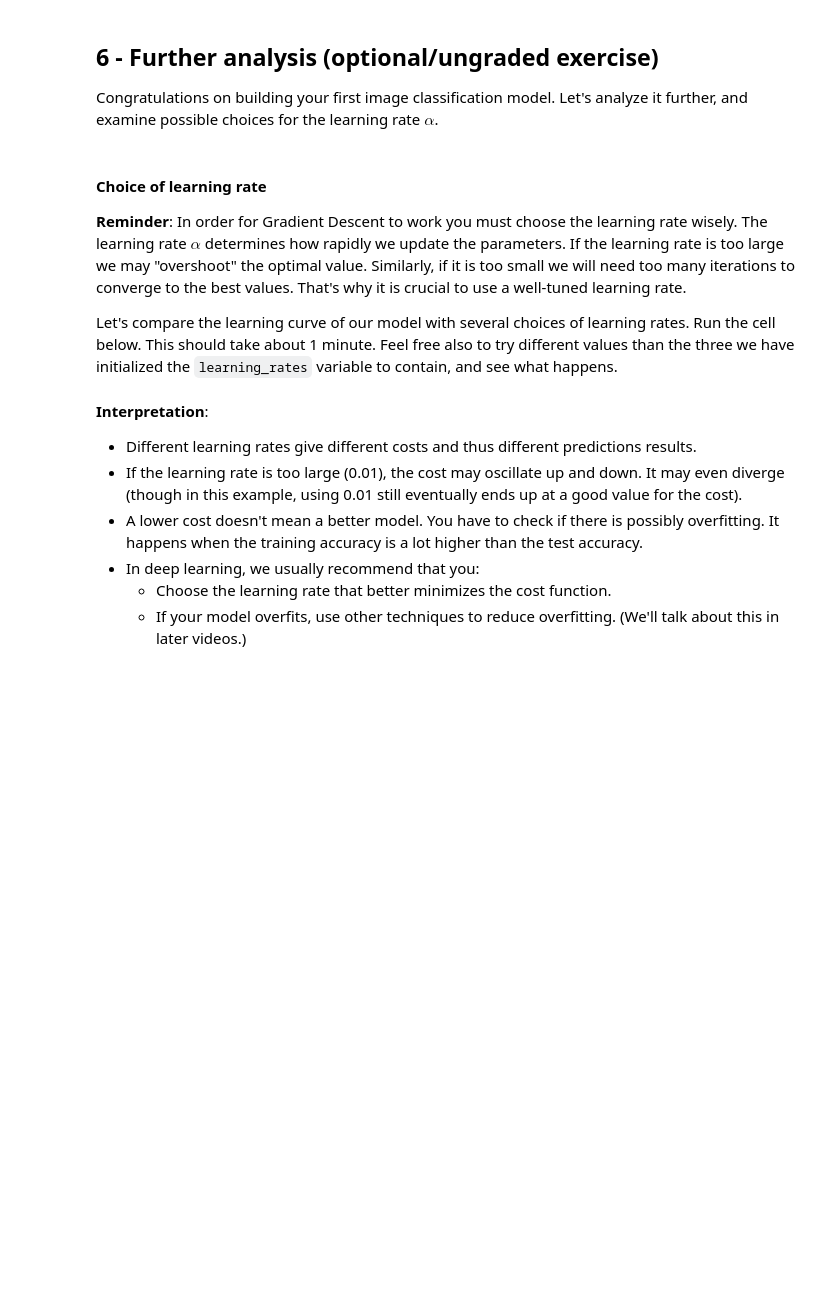
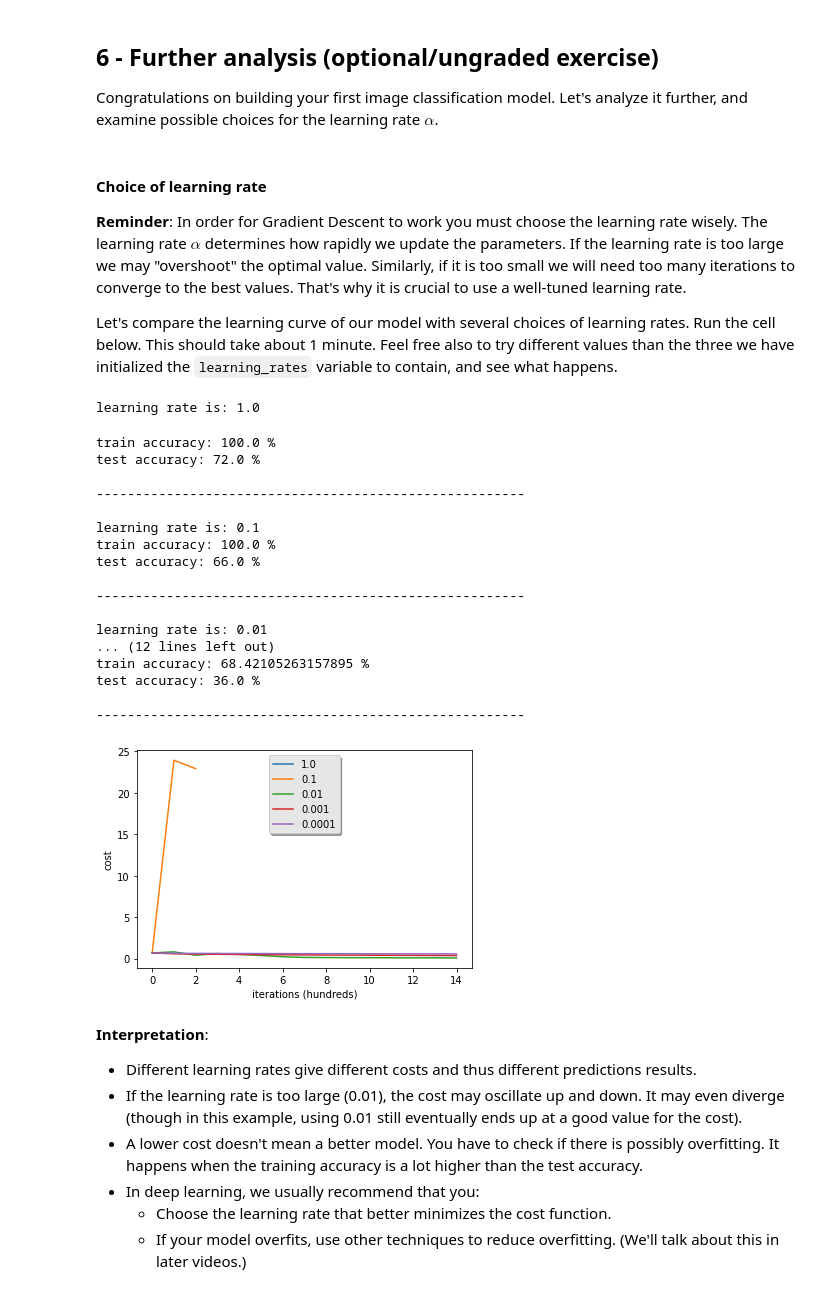
Before and after one commit to kevingoh/coursera_NeuralNetworkDeepLearning, a Jupyter notebook: assignments/Week 2/Logistic Regression as a Neural Network/Logistic_Regression_with_a_Neural_Network_mindset_v6a.ipynb, the cells around one changed output. Saved outputs shown, nothing was run; the diff lists cells and outputs as text; code cells hidden in the pictures; blank space fills up the shorter version.

```diff
--- a/assignments/Week 2/Logistic Regression as a Neural Network/Logistic_Regression_with_a_Neural_Network_mindset_v6a.ipynb
+++ b/assignments/Week 2/Logistic Regression as a Neural Network/Logistic_Regression_with_a_Neural_Network_mindset_v6a.ipynb
@@ -559,7 +572,7 @@ def predict(w, b, X):
 
         # Convert probabilities A[0,i] to actual predictions p[0,i]
         ### START CODE HERE ### (≈ 4 lines of code)
-        Y_prediction[0,i] = A[0,i]>0.5
+        Y_prediction[0,i] = int(A[0,i]>0.5)
         ### END CODE HERE ###
 
     assert(Y_prediction.shape == (1, m))
@@ -627,18 +640,18 @@ def model(X_train, Y_train, X_test, Y_test, num_iterations = 2000, learning_rate
     ### START CODE HERE ###
 
     # initialize parameters with zeros (≈ 1 line of code)
-    w, b = None
+    w, b = initialize_with_zeros(X_train.shape[0])
 
     # Gradient descent (≈ 1 line of code)
-    parameters, grads, costs = None
+    parameters, grads, costs = optimize(w,b,X_train,Y_train,num_iterations,learning_rate,print_cost)
 
     # Retrieve parameters w and b from dictionary "parameters"
     w = parameters["w"]
     b = parameters["b"]
 
     # Predict test/train set examples (≈ 2 lines of code)
-    Y_prediction_test = None
-    Y_prediction_train = None
+    Y_prediction_test = predict(w,b,X_test)
+    Y_prediction_train = predict(w,b,X_train)
 
     ### END CODE HERE ###
 
@@ -717,23 +753,43 @@ In order for Gradient Descent to work you must choose the learning rate wisely.
 
 Let's compare the learning curve of our model with several choices of learning rates. Run the cell below. This should take about 1 minute. Feel free also to try different values than the three we have initialized the `learning_rates` variable to contain, and see what happens.
 # %%
-learning_rates = [0.01, 0.001, 0.0001]
+learning_rates = [1.0, 0.1, 0.01, 0.001, 0.0001]
 models = {}
 for i in learning_rates:
     print ("learning rate is: " + str(i))
     models[str(i)] = model(train_set_x, train_set_y, test_set_x, test_set_y, num_iterations = 1500, learning_rate = i, print_cost = False)
     print ('\n' + "-------------------------------------------------------" + '\n')
 
 for i in learning_rates:
     plt.plot(np.squeeze(models[str(i)]["costs"]), label= str(models[str(i)]["learning_rate"]))
 
 plt.ylabel('cost')
 plt.xlabel('iterations (hundreds)')
 
 legend = plt.legend(loc='upper center', shadow=True)
 frame = legend.get_frame()
 frame.set_facecolor('0.90')
 plt.show()
+# %% [output]
+learning rate is: 1.0
+train accuracy: 100.0 %
+test accuracy: 72.0 %
+
+-------------------------------------------------------
+
+learning rate is: 0.1
+train accuracy: 100.0 %
+test accuracy: 66.0 %
+
+-------------------------------------------------------
+
+learning rate is: 0.01
+... (12 lines left out)
+train accuracy: 68.42105263157895 %
+test accuracy: 36.0 %
+
+-------------------------------------------------------
+[figure, added]
 # %% [markdown]
 **Interpretation**:
 - Different learning rates give different costs and thus different predictions results.
```
Also changed, not shown: parts of 7 cells of this notebook.
